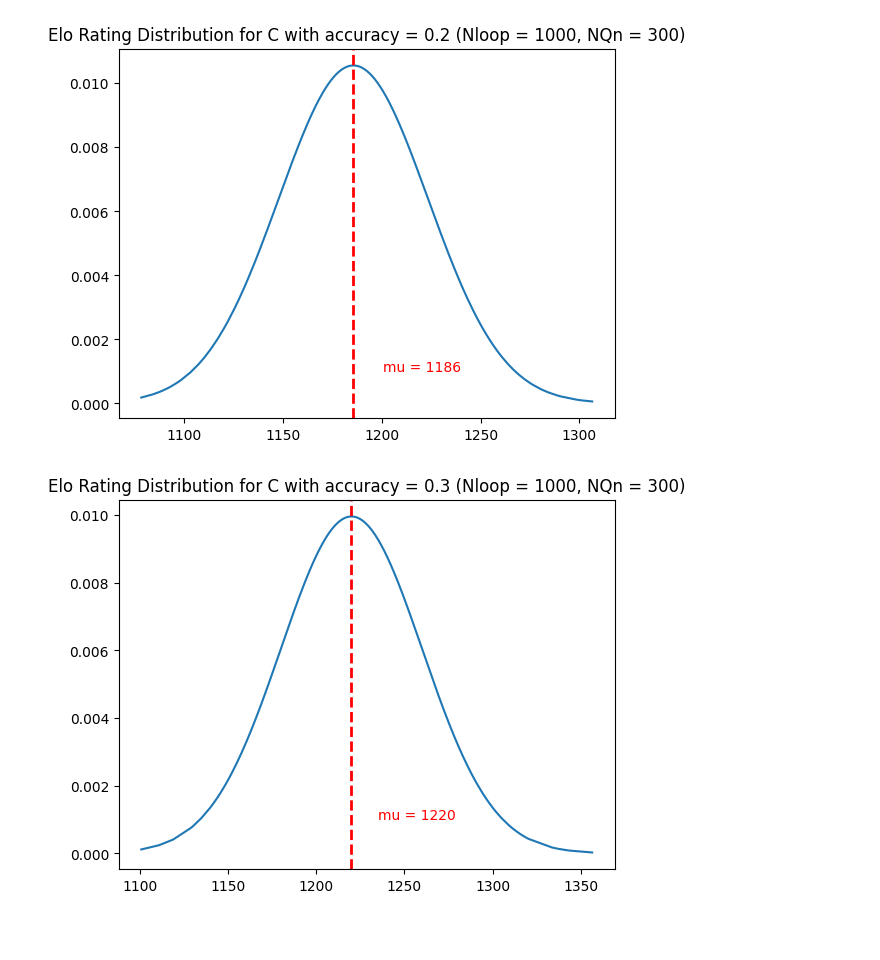
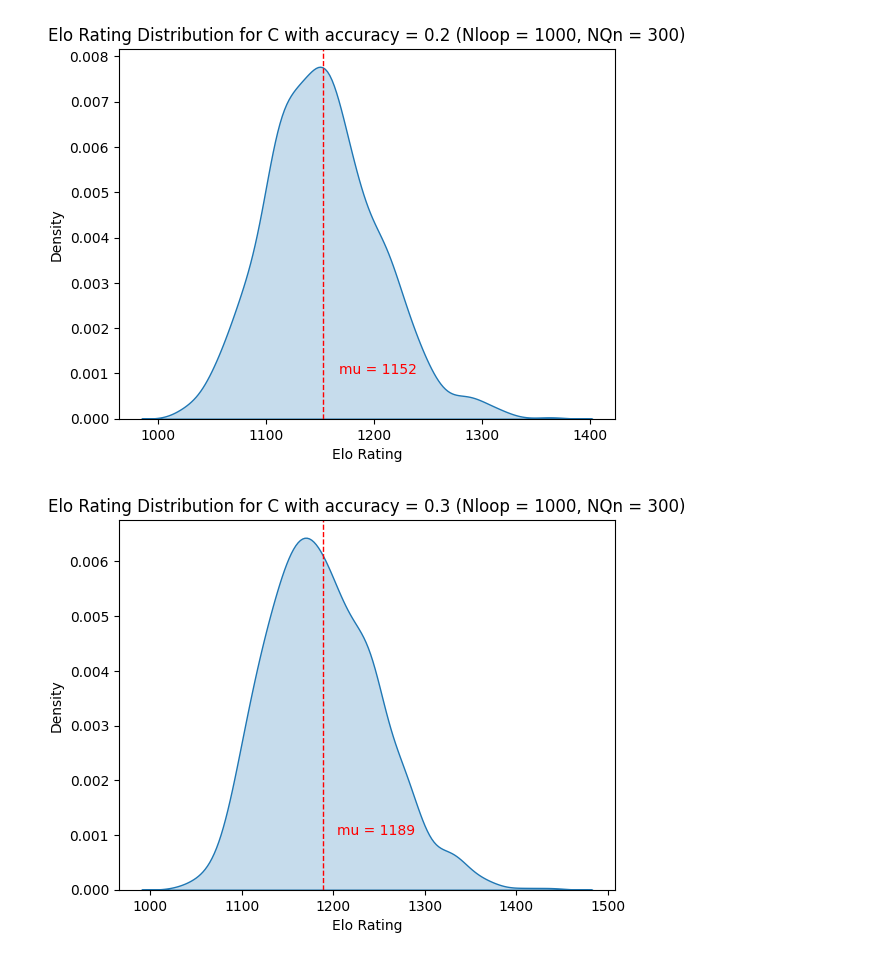
Before and after one commit to Huanqing-Mao/Elo-Simulation, a Jupyter notebook: src/plot_graphs.ipynb, the cells around one changed output. Saved outputs shown, nothing was run; the diff lists cells and outputs as text; code cells hidden in the pictures; blank space fills up the shorter version.

Commit message:
update plotting of distribution

```diff
--- a/src/plot_graphs.ipynb
+++ b/src/plot_graphs.ipynb
@@ -63,12 +61,21 @@ def show_pdf(item):
     plt.axvline(x=person_mean, color='r', linestyle='--', linewidth=2)
     plt.text(person_mean + 15, 0.001, f"mu = {round(person_mean)}", color='r')
     plt.title(f"Elo Rating Distribution for C with accuracy = {item} (Nloop = {loop}, NQn = {qn})")
+# %%
+def show_pdf_actual(item):
+    sns.kdeplot(df[item], fill=True)
+    person_mean = np.mean(df[item])
+    plt.xlabel("Elo Rating")
+    plt.ylabel("Density")
+    plt.axvline(x=person_mean, color='r', linestyle='--', linewidth=1)
+    plt.text(person_mean + 15, 0.001, f"mu = {round(person_mean)}", color='r')
+    plt.title(f"Elo Rating Distribution for C with accuracy = {item} (Nloop = {loop}, NQn = {qn})")
 # %%
-show_pdf("0.2")
+show_pdf_actual("0.2")
 # %% [output]
-[figure, old version]
+[figure, new version]
 # %%
-show_pdf("0.3")
+show_pdf_actual("0.3")
 # %% [output]
-[figure, old version]
+[figure, new version]
 # %%
```
Also changed, not shown: parts of 12 cells of this notebook.
